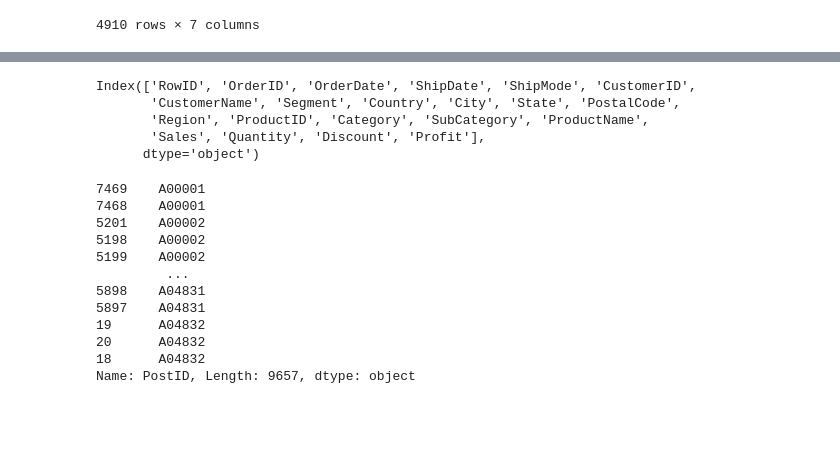
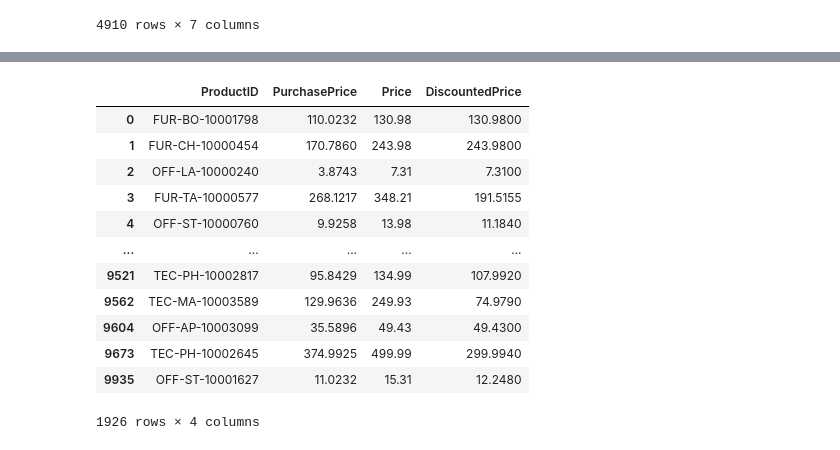
Before and after one commit to Rojhak/BI_analysis, a Jupyter notebook: eda_tableu.ipynb, the cells around one changed output, grey strips where cells are left out. Saved outputs shown, nothing was run; the diff lists cells and outputs as text; code cells hidden in the pictures; blank space fills up the shorter version.

Commit message:
Prodcut_price

```diff
--- a/eda_tableu.ipynb
+++ b/eda_tableu.ipynb
@@ -185,15 +148,0 @@ print(cleaned_df)
-# %%
-#Change the columns to sql type
-#db = db.rename(columns={"Order Date": "OrderDate", "Ship Date": "ShipDate"})
-# cleaned_df =cleaned_df.rename(columns={'Row ID':"RowID", 'Order ID':"OrderID", 'Ship Mode':'ShipMode',
-#        'Customer ID':'CustomerID', 'Customer Name':'CustomerName',
-#        'Postal Code':'PostalCode','Product ID':'ProductID', 'Sub-Category':'SubCategory',
-#        'Product Name':'ProductName'} )
-cleaned_df=cleaned_df.rename(columns={'Order Date':"OrderDate", 'Ship Date':"ShipDate"})
-cleaned_df.columns
-# %% [output]
-Index(['RowID', 'OrderID', 'OrderDate', 'ShipDate', 'ShipMode', 'CustomerID',
-       'CustomerName', 'Segment', 'Country', 'City', 'State', 'PostalCode',
-       'Region', 'ProductID', 'Category', 'SubCategory', 'ProductName',
-       'Sales', 'Quantity', 'Discount', 'Profit'],
-      dtype='object')
@@ -205,15 +148,0 @@ cleaned_df["PostID"] = "A" + cleaned_df['PostID'].astype(str).str.zfill(5)
-# %%
-cleaned_df.PostID.sort_values(ascending=True)
-# %% [output]
-7469    A00001
-7468    A00001
-5201    A00002
-5198    A00002
-5199    A00002
-         ...
-5898    A04831
-5897    A04831
-19      A04832
-20      A04832
-18      A04832
-Name: PostID, Length: 9657, dtype: object
@@ -219,0 +153,17 @@ Name: PostID, Length: 9657, dtype: object
+# %%
+#ProductPrice.drop_duplicates(subset="ProductID", inplace=True)
+ProductPrice
+# %% [output]
+|  | ProductID | PurchasePrice | Price | DiscountedPrice |
+| 0 | FUR-BO-10001798 | 110.0232 | 130.98 | 130.9800 |
+| 1 | FUR-CH-10000454 | 170.7860 | 243.98 | 243.9800 |
+| 2 | OFF-LA-10000240 | 3.8743 | 7.31 | 7.3100 |
+| 3 | FUR-TA-10000577 | 268.1217 | 348.21 | 191.5155 |
+| 4 | OFF-ST-10000760 | 9.9258 | 13.98 | 11.1840 |
+| ... | ... | ... | ... | ... |
+| 9521 | TEC-PH-10002817 | 95.8429 | 134.99 | 107.9920 |
+| 9562 | TEC-MA-10003589 | 129.9636 | 249.93 | 74.9790 |
+| 9604 | OFF-AP-10003099 | 35.5896 | 49.43 | 49.4300 |
+| 9673 | TEC-PH-10002645 | 374.9925 | 499.99 | 299.9940 |
+| 9935 | OFF-ST-10001627 | 11.0232 | 15.31 | 12.2480 |
+1926 rows × 4 columns
```
Also changed, not shown: parts of 6 cells of this notebook.
